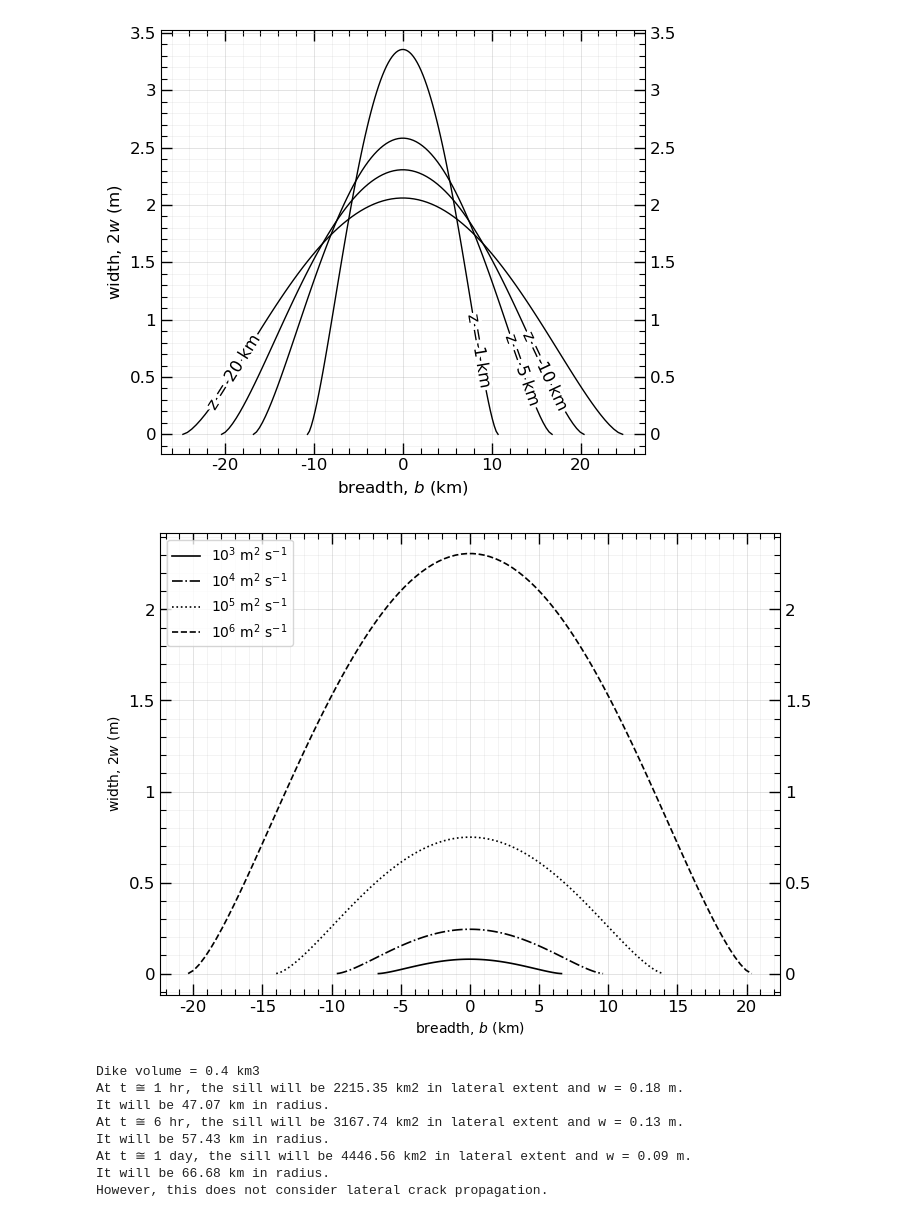
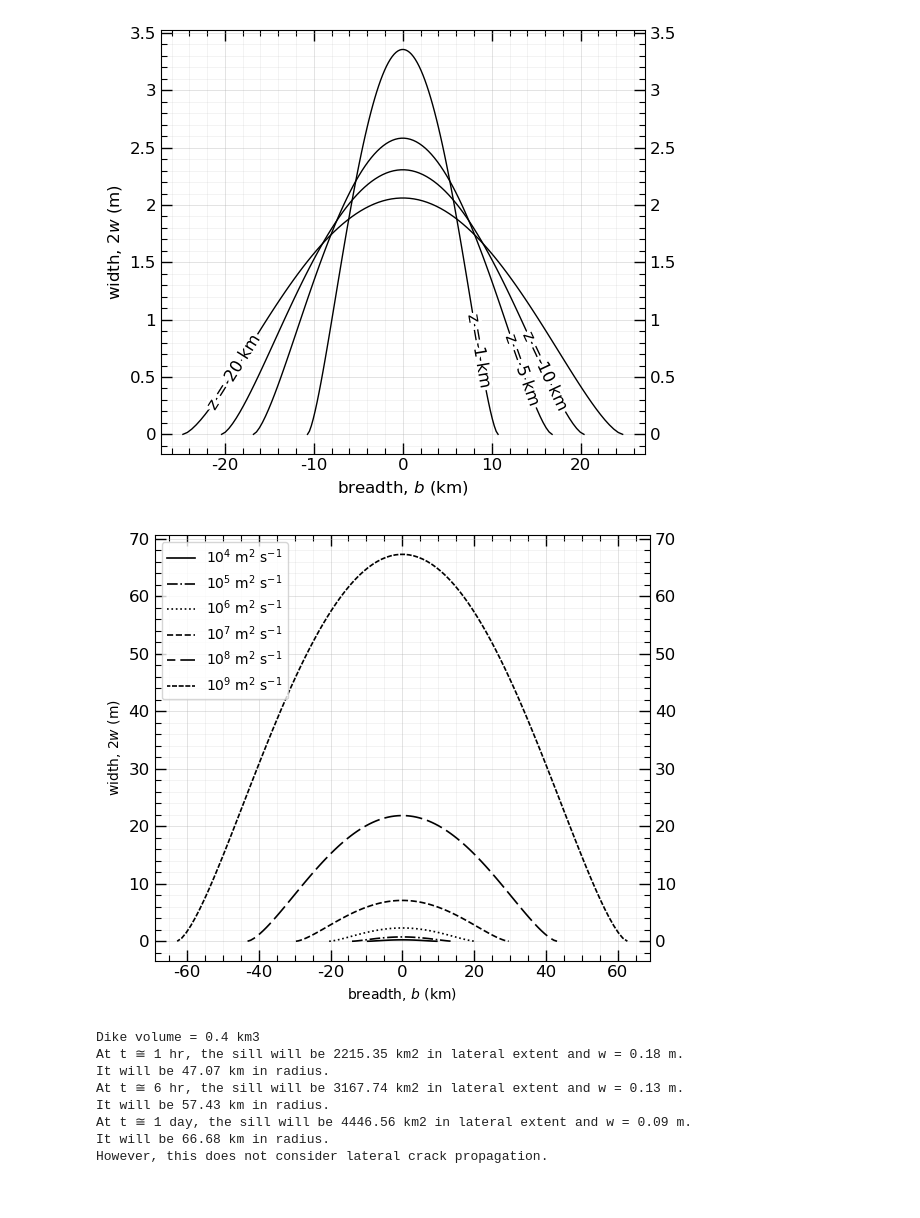
Before and after one commit to CottomR-et-al/Europa-ice-ocean-exchange, a Jupyter notebook: F25_Dikes_Europa.ipynb, the cells around one changed output. Saved outputs shown, nothing was run; the diff lists cells and outputs as text; code cells hidden in the pictures.

```diff
--- a/F25_Dikes_Europa.ipynb
+++ b/F25_Dikes_Europa.ipynb
@@ -1073,8 +1076,8 @@ fig.savefig(os_module.path.join(save_path, 'dike_lateral_crosssection.png'), dpi
 [figure]
 # %%
 # Lister (1990) eqn 5.4 elliptical cross section, evolving with q
-fig, ax = plt.subplots( figsize=(8,6))
-Q = np.array([1e3, 1e4, 1e5, 1e6]) # m2/s
+fig, ax = plt.subplots(figsize=(6,5), layout='tight')
+Q = np.array([1e4, 1e5, 1e6, 1e7,1e8,1e9]) # m2/s
 a_Lister = 12/7
 G_up = gamma(3*a_Lister+2)
 G_low = gamma(1/2*(3*a_Lister + 2))**2
@@ -1082,41 +1085,43 @@ bN = 1/2 * (6*(3*a_Lister+1)/a_Lister)**(a_Lister/(3*a_Lister + 1)) * (G_up / G_
 A = 15.4 * eta_w**(-1/7) * (rhow * delta_rho_inv * g)**(-3/7)
 x = np.linspace(0, 20e3, 100)
 xi = np.linspace(-1, 1, 100)
-linestyles = ['-', '-.', 'dotted', '--']
+linestyles = ['-', '-.', 'dotted', '--', (5, (10, 3)), (5, (3, 1))]
 z_slice = 10e3 # m
+
 
 for i, q in enumerate(Q):
     breadth_scaling = (q * m**a_Lister * z_slice**a_Lister / (A * (g * delta_rho_inv)**(a_Lister + 1)))**(1 / (3 * a_Lister + 1))
     b_physical = bN * breadth_scaling
     x_physical = xi * b_physical
     # xi = x / bN * (Q * m**a_Lister * z_slice**a_Lister / (A * (g*delta_rho)**(a_Lister + 1)))**(-1/(3*a_Lister + 1))
-
     wLister = a_Lister * bN**3 / (6 * (3*a_Lister+1)) * (q**3 / (A**3 * (g*delta_rho_inv)**2 * m * z_slice))**(1/(3*a_Lister + 1)) * (1-xi**2)**(3/2)
     # plt.plot(x_physical/1e3, 2*wLister, linewidth=1, color='black', label=rf'Q = 10$^{{{np.log10(Q):.0f}}}$ m$^2$ s$^{{-1}}$')
     plt.plot(x_physical/1e3, 2*wLister, linewidth=1.2, color='black', ls=linestyles[i],label=rf'10$^{{{np.log10(q):.0f}}}$ m$^2$ s$^{{-1}}$')
 # plt.fill_between(x_physical, 0, 2 * wLister, alpha=0.2, color='firebrick')
 
 # labelLines(ax.get_lines(), xvals=[0], align=True, fontsize=10, color='black')
 ax.legend(loc='upper left', fontsize=10)
 # ax.loglog()
 ax.set_xlabel('breadth, $b$ (km)')
 ax.set_ylabel('width, $2w$ (m)')
 ax.set_axisbelow(True) # gridlines behind contours
 ax.xaxis.set_major_formatter(StrMethodFormatter('{x:g}'))
 ax.yaxis.set_major_formatter(StrMethodFormatter('{x:g}'))
 # ax.xaxis.set_major_locator(FixedLocator([3, 10, 30, 100]))
 # ax.xaxis.set_minor_formatter(NullFormatter())
 # ax.yaxis.set_minor_formatter(NullFormatter())
 ax.minorticks_on()
 ax.tick_params(which='major', length=8, width=1, direction='in', top=True, right=True, labelright=True)
 ax.tick_params(which='minor', length=4, width=0.8, direction='in', top=True, right=True)
 plt.xticks(fontsize=12)
 plt.yticks(fontsize=12)
 ax.grid(which='major', alpha=0.5, linewidth=0.5)
 ax.grid(which='minor', alpha=0.2, linewidth=0.5)
 # ax.set_title('Lister (1990) eqn 5.4: Elliptical cross section for a dike')
+save_path = '/Users/rcottom/Downloads'
+fig.savefig(os_module.path.join(save_path, 'dike_w_by_q.png'), dpi=300)
 # %% [output]
-[figure, old version]
+[figure, new version]
 # %%
 # Gonnermann & Taisne (2015) w/h ratio
 
```
Also changed, not shown: parts of 3 cells of this notebook.
